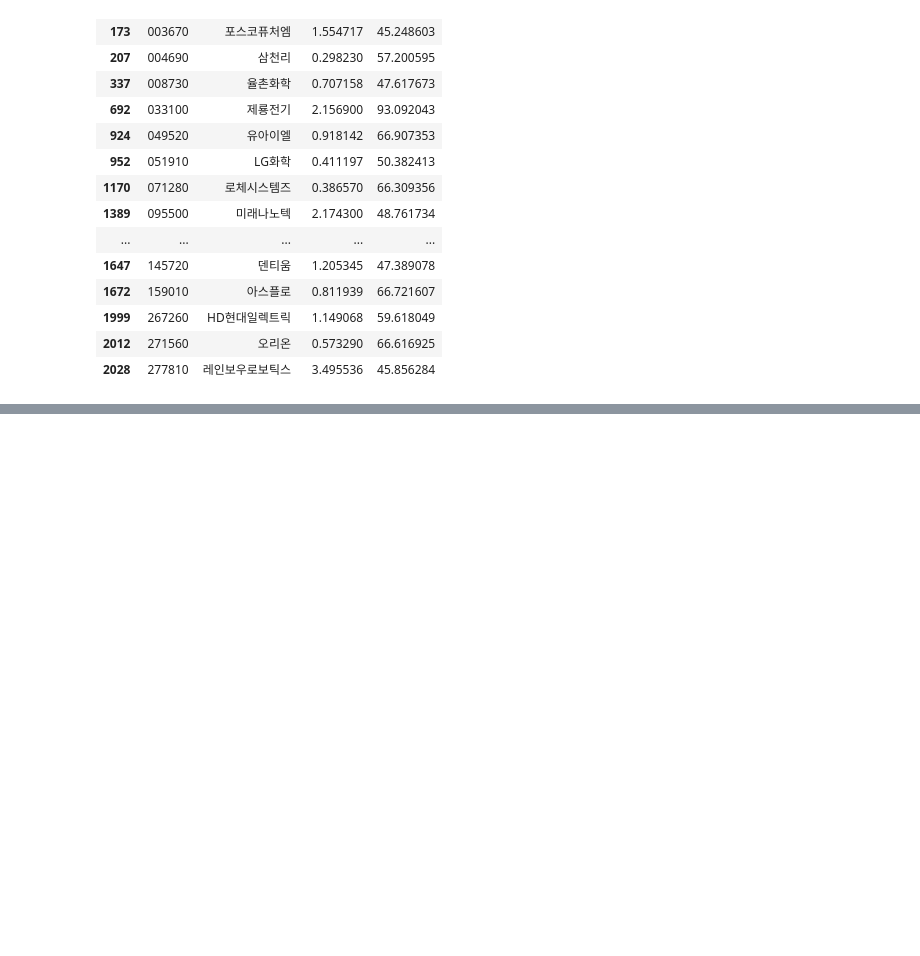
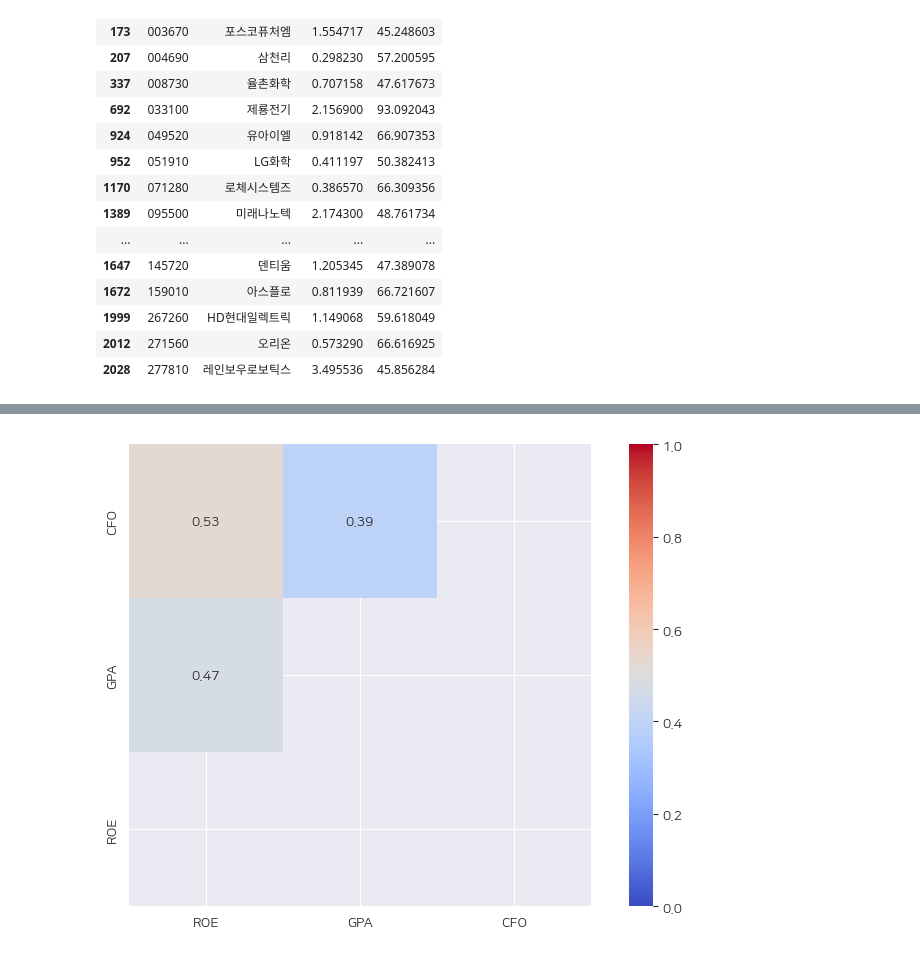
Before and after one commit to Glesep/Quant, a Jupyter notebook: chap_13/chap13.ipynb, the cells around one changed output, grey strips where cells are left out. Cells and saved outputs as stored; diff of their text form; code cells hidden in the pictures; blank space fills up the shorter version.

```diff
--- a/chap_13/chap13.ipynb
+++ b/chap_13/chap13.ipynb
@@ -604,0 +671,21 @@ plt.show()  # 단순 모멘텀에 비해 꾸준히 우상향하는 종목들이
+# %%
+# 각종 수익성 지표들을 계산
+fs_list = fs_list.sort_values(['종목코드', '계정', '기준일'])    # 정렬
+fs_list['ttm'] = fs_list.groupby(['종목코드', '계정'], as_index=False)['값'].rolling(
+    window=4, min_periods=4).sum()['값'] # 종목코드와 계정별로 그룹을 묶은 후 rolling 메서드를 통해 4분기 합을 구함. min_periods=4를 이용해 4분기 데이터가 모이지 않은 곳은 계산하지 않음
+fs_list_clean = fs_list.copy()
+
+fs_list_clean['ttm'] = np.where(fs_list_clean['계정'].isin(['자산', '자본']),
+                                fs_list_clean['ttm'] / 4, fs_list_clean['ttm']) # 자산과 자본은 재무상태표 항목이므로 합이 아닌 평균을 구함, 나머지 항목은 합을 그대로 사용
+fs_list_clean = fs_list_clean.groupby(['종목코드', '계정']).tail(1)   # tail(1)을 통해 (종목코드와 계정)별 최근 데이터만 선택
+
+fs_list_pivot = fs_list_clean.pivot(index='종목코드', columns='계정', values='ttm')
+fs_list_pivot['ROE'] = fs_list_pivot['당기순이익'] / fs_list_pivot['자본']
+fs_list_pivot['GPA'] = fs_list_pivot['매출총이익'] / fs_list_pivot['자산']
+fs_list_pivot['CFO'] = fs_list_pivot['영업활동으로인한현금흐름'] / fs_list_pivot['자산']
+
+quality_list = ticker_list[['종목코드', '종목명']].merge(fs_list_pivot,
+                                                  how='left',
+                                                  on='종목코드')
+
+quality_list.round(4).head()
@@ -604,0 +699,24 @@ plt.show()  # 단순 모멘텀에 비해 꾸준히 우상향하는 종목들이
+# %%
+# 각 수익성 지표의 순위를 구함
+quality_list_copy = quality_list[['ROE', 'GPA', 'CFO']].copy()
+quality_rank = quality_list_copy.rank(ascending=False, axis=0)  # 값이 높을 수록 좋으니 내림차순 정리
+# %%
+# 각 지표별 상관관계 알아보기
+
+import matplotlib.pyplot as plt
+import seaborn as sns
+
+mask = np.triu(quality_rank.corr())
+fig, ax = plt.subplots(figsize=(10, 6))
+sns.heatmap(quality_rank.corr(),
+            annot=True,
+            mask=mask,
+            vmin=0,
+            vmax=1,
+            center=0.5,
+            cmap='coolwarm',
+            square=True,)
+ax.invert_yaxis()
+plt.show()  # 상관관계가 많이 높지 않다 - 지표를 통합적으로 고려하면 분산효과를 기대할 수 있음
+# %% [output]
+[figure, added]
```
Also changed, not shown: parts of 31 cells of this notebook.
